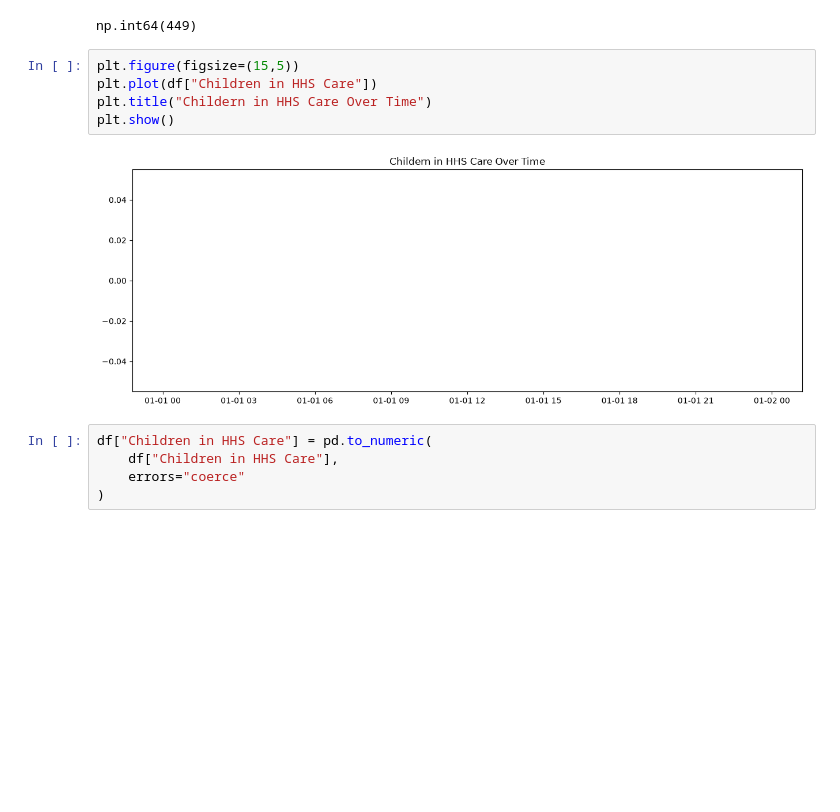
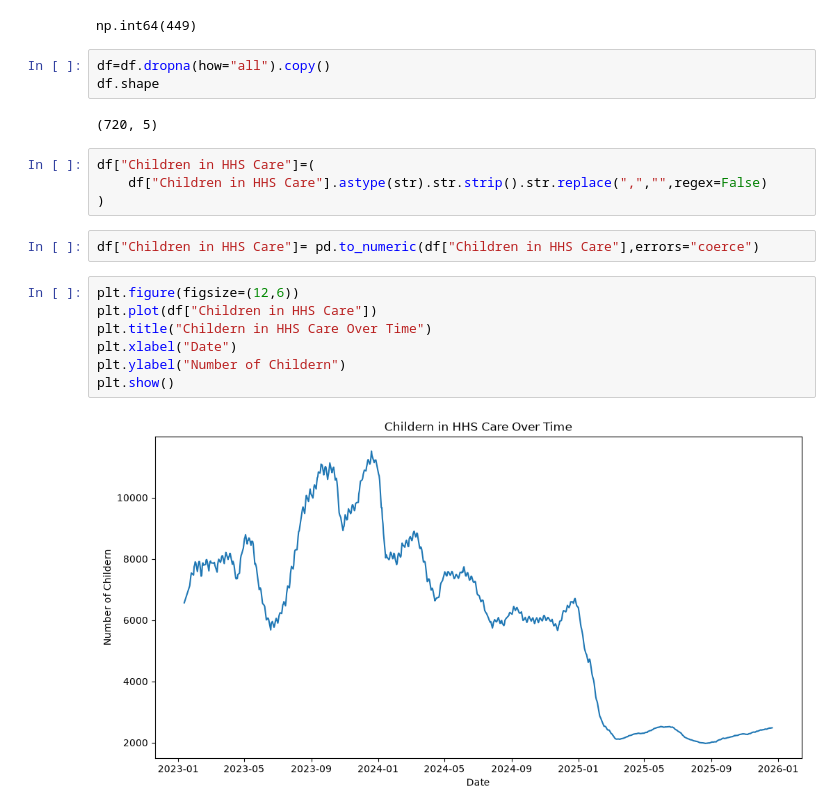
Before and after one commit to shivani1707s/Predictive-Forecasting-HHS, a Jupyter notebook: EDA.ipynb, the cells around one changed output. Drawn from its saved outputs; the diff is of its cells as text; blank space fills up the shorter version.

```diff
--- a/EDA.ipynb
+++ b/EDA.ipynb
@@ -68,15 +68,23 @@ dtype: int64
 df.duplicated().sum()
 # %% [output]
 np.int64(449)
+# %%
+df=df.dropna(how="all").copy()
+df.shape
+# %% [output]
+(720, 5)
+# %%
+df["Children in HHS Care"]=(
+    df["Children in HHS Care"].astype(str).str.strip().str.replace(",","",regex=False)
+)
+# %%
+df["Children in HHS Care"]= pd.to_numeric(df["Children in HHS Care"],errors="coerce")
 # %%
-plt.figure(figsize=(15,5))
+plt.figure(figsize=(12,6))
 plt.plot(df["Children in HHS Care"])
 plt.title("Childern in HHS Care Over Time")
+plt.xlabel("Date")
+plt.ylabel("Number of Childern")
 plt.show()
 # %% [output]
-[figure, old version]
+[figure, new version]
-# %%
-df["Children in HHS Care"] = pd.to_numeric(
-    df["Children in HHS Care"],
-    errors="coerce"
-)
```
Also changed, not shown: parts of 6 cells of this notebook.
